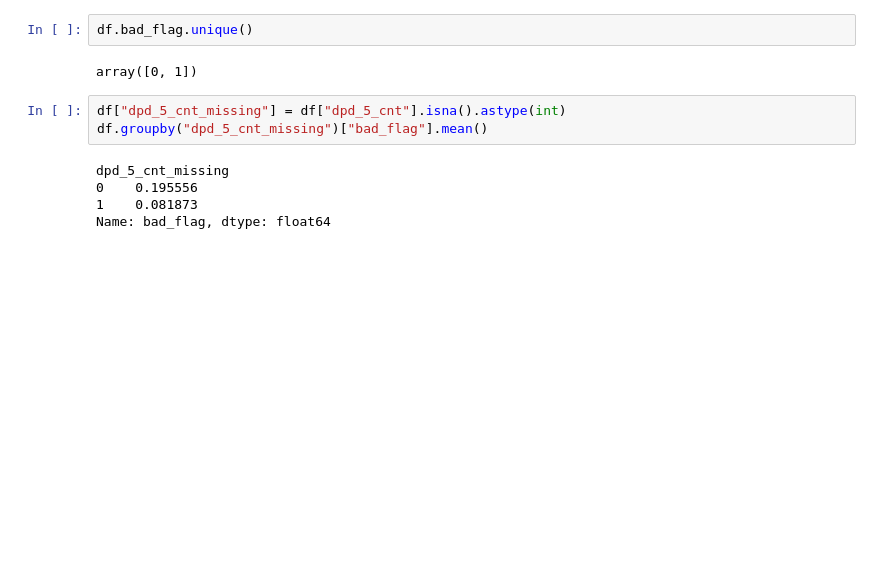
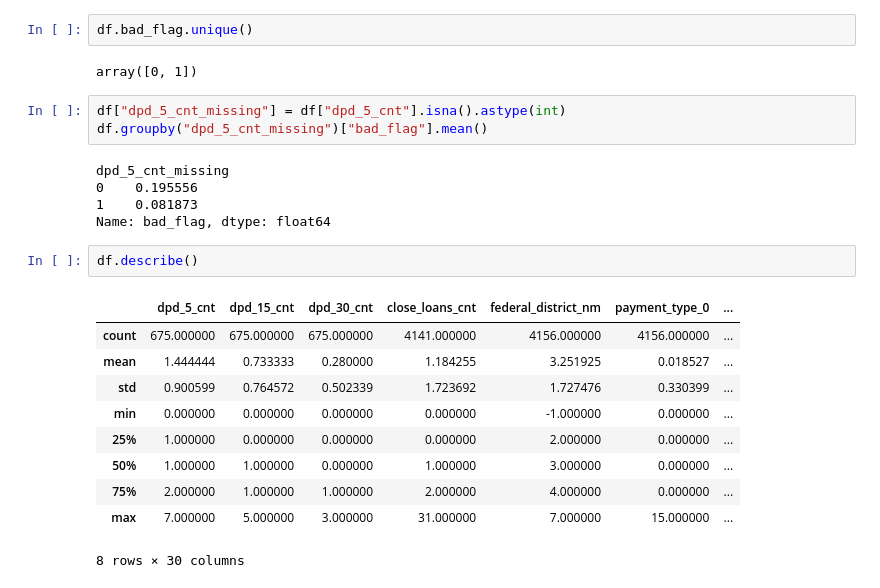
Before and after one commit to PetaGb/fraud-detection, a Jupyter notebook: eda.ipynb, the cells around one changed output. Cells and saved outputs as stored; diff of their text form; blank space fills up the shorter version.

```diff
--- a/eda.ipynb
+++ b/eda.ipynb
@@ -49,3 +69,16 @@ dpd_5_cnt_missing
 0    0.195556
 1    0.081873
 Name: bad_flag, dtype: float64
+# %%
+df.describe()
+# %% [output]
+|  | dpd_5_cnt | dpd_15_cnt | dpd_30_cnt | close_loans_cnt | federal_district_nm | payment_type_0 | ... |
+| count | 675.000000 | 675.000000 | 675.000000 | 4141.000000 | 4156.000000 | 4156.000000 | ... |
+| mean | 1.444444 | 0.733333 | 0.280000 | 1.184255 | 3.251925 | 0.018527 | ... |
+| std | 0.900599 | 0.764572 | 0.502339 | 1.723692 | 1.727476 | 0.330399 | ... |
+| min | 0.000000 | 0.000000 | 0.000000 | 0.000000 | -1.000000 | 0.000000 | ... |
+| 25% | 1.000000 | 0.000000 | 0.000000 | 0.000000 | 2.000000 | 0.000000 | ... |
+| 50% | 1.000000 | 1.000000 | 0.000000 | 1.000000 | 3.000000 | 0.000000 | ... |
+| 75% | 2.000000 | 1.000000 | 1.000000 | 2.000000 | 4.000000 | 0.000000 | ... |
+| max | 7.000000 | 5.000000 | 3.000000 | 31.000000 | 7.000000 | 15.000000 | ... |
+8 rows × 30 columns
```
Also changed, not shown: parts of 3 cells of this notebook, 1 other file.
